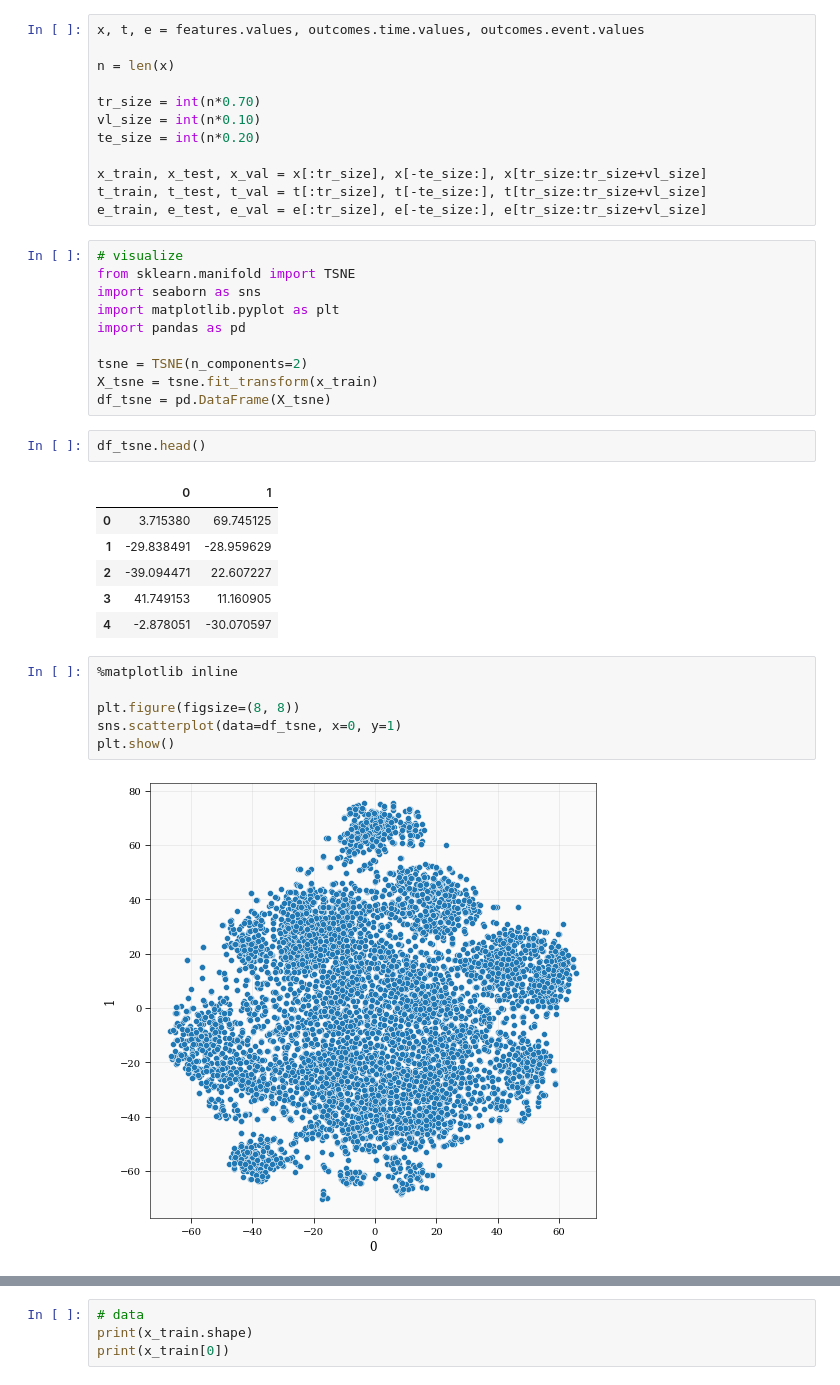
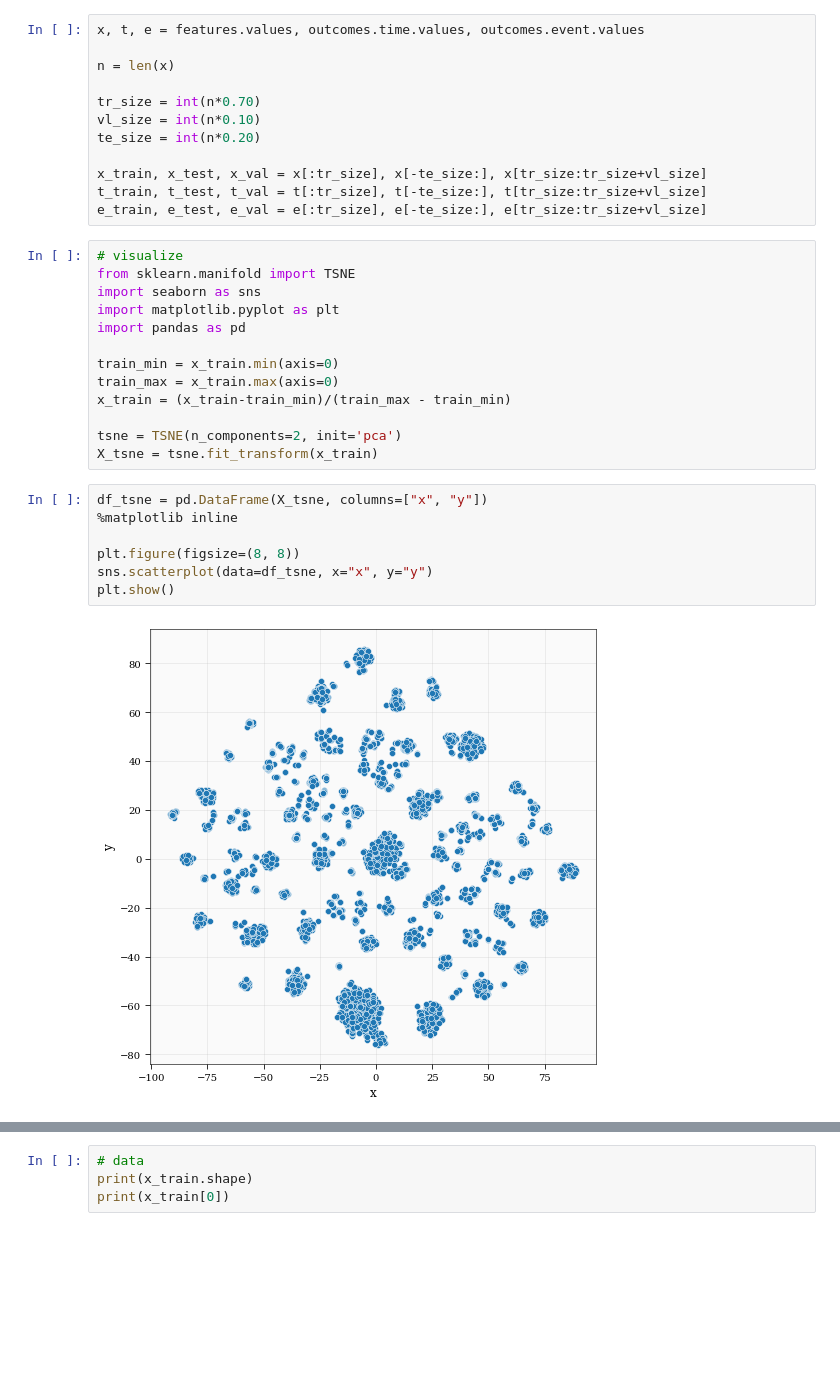
Before and after one commit to qinzzz/auton-survival-785, a Jupyter notebook: examples/DSM on SUPPORT Dataset.ipynb, the cells around one changed output, grey strips where cells are left out. Drawn from its saved outputs; the diff is of its cells as text; blank space fills up the shorter version.

Commit message:
update VaDE and notebook plotting

```diff
--- a/examples/DSM on SUPPORT Dataset.ipynb
+++ b/examples/DSM on SUPPORT Dataset.ipynb
@@ -70,23 +70,18 @@ import seaborn as sns
 import matplotlib.pyplot as plt
 import pandas as pd
 
-tsne = TSNE(n_components=2)
+train_min = x_train.min(axis=0)
+train_max = x_train.max(axis=0)
+x_train = (x_train-train_min)/(train_max - train_min)
+
+tsne = TSNE(n_components=2, init='pca')
 X_tsne = tsne.fit_transform(x_train)
-df_tsne = pd.DataFrame(X_tsne)
-# %%
-df_tsne.head()
-# %% [output]
-|  | 0 | 1 |
-| 0 | 3.715380 | 69.745125 |
-| 1 | -29.838491 | -28.959629 |
-| 2 | -39.094471 | 22.607227 |
-| 3 | 41.749153 | 11.160905 |
-| 4 | -2.878051 | -30.070597 |
 # %%
+df_tsne = pd.DataFrame(X_tsne, columns=["x", "y"])
 %matplotlib inline
 
 plt.figure(figsize=(8, 8))
-sns.scatterplot(data=df_tsne, x=0, y=1)
+sns.scatterplot(data=df_tsne, x="x", y="y")
 plt.show()
 # %% [output]
-[figure, old version]
+[figure, new version]
```
Also changed, not shown: parts of 4 cells of this notebook, 5 other files.
